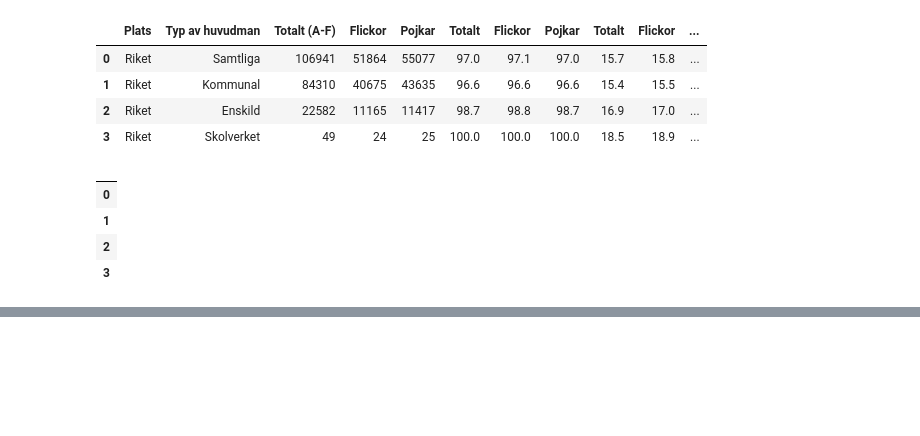
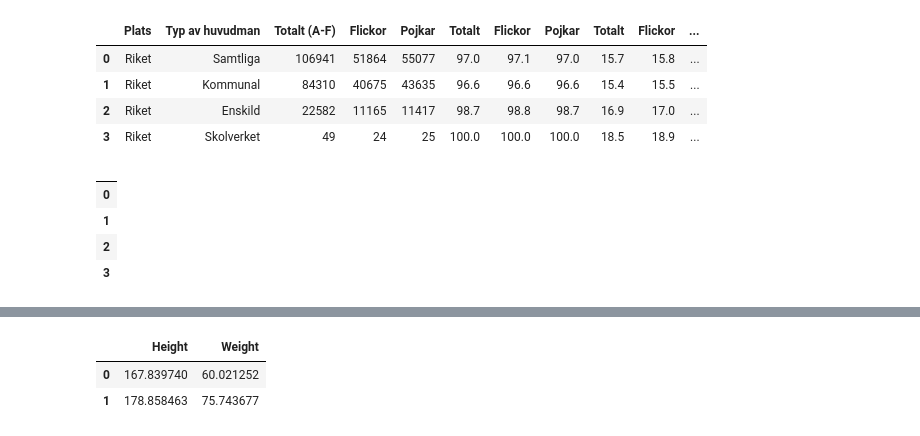
Before and after one commit to johnsandsjo/data-platform-dev-john-sandsjo-de24, a Jupyter notebook: exercises/exercise_1/exer1.ipynb, the cells around one changed output, grey strips where cells are left out. Cells and saved outputs as stored; diff of their text form; code cells hidden in the pictures; blank space fills up the shorter version.

```diff
--- a/exercises/exercise_1/exer1.ipynb
+++ b/exercises/exercise_1/exer1.ipynb
@@ -347,0 +483,7 @@ df_dict["Engelska"][[]]
+# %%
+top1 = duckdb.query(query).df()
+top1
+# %% [output]
+|  | Height | Weight |
+| 0 | 167.839740 | 60.021252 |
+| 1 | 178.858463 | 75.743677 |
```
Also changed, not shown: parts of 9 cells of this notebook, 1 other file.
